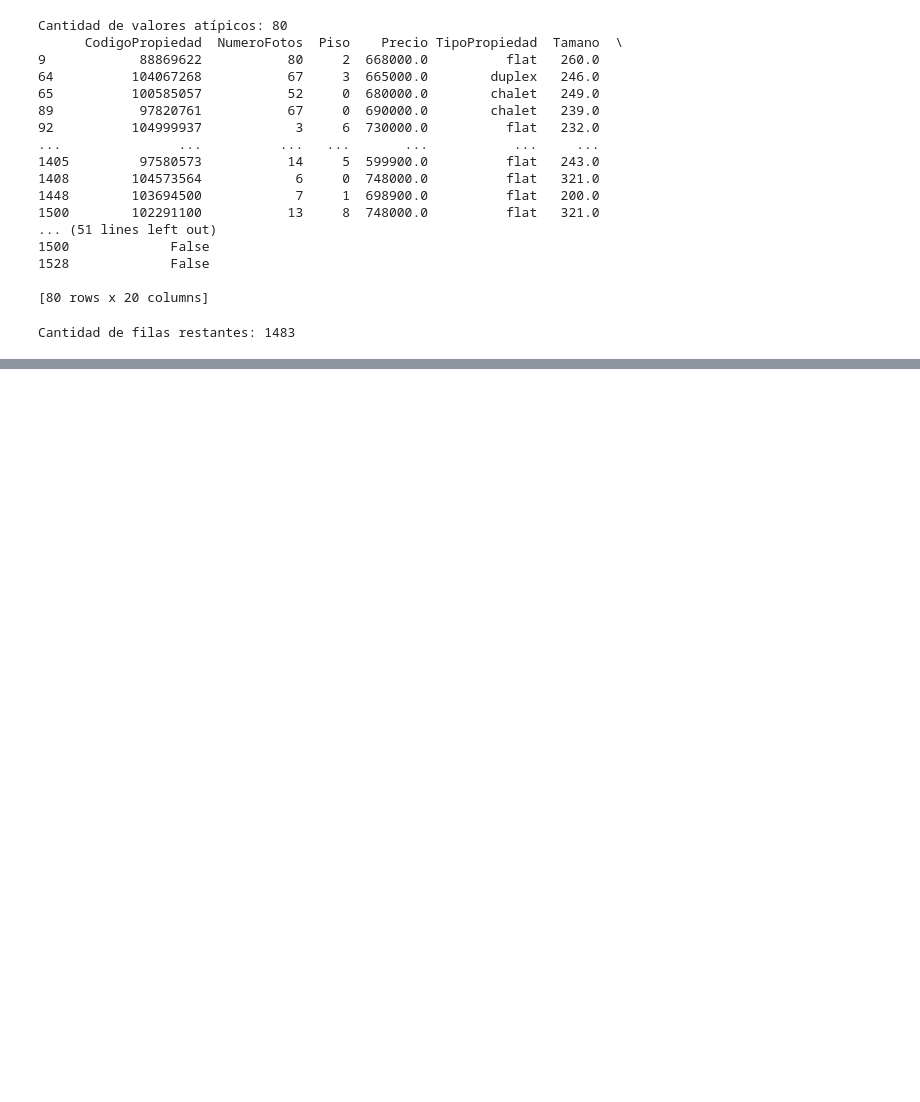
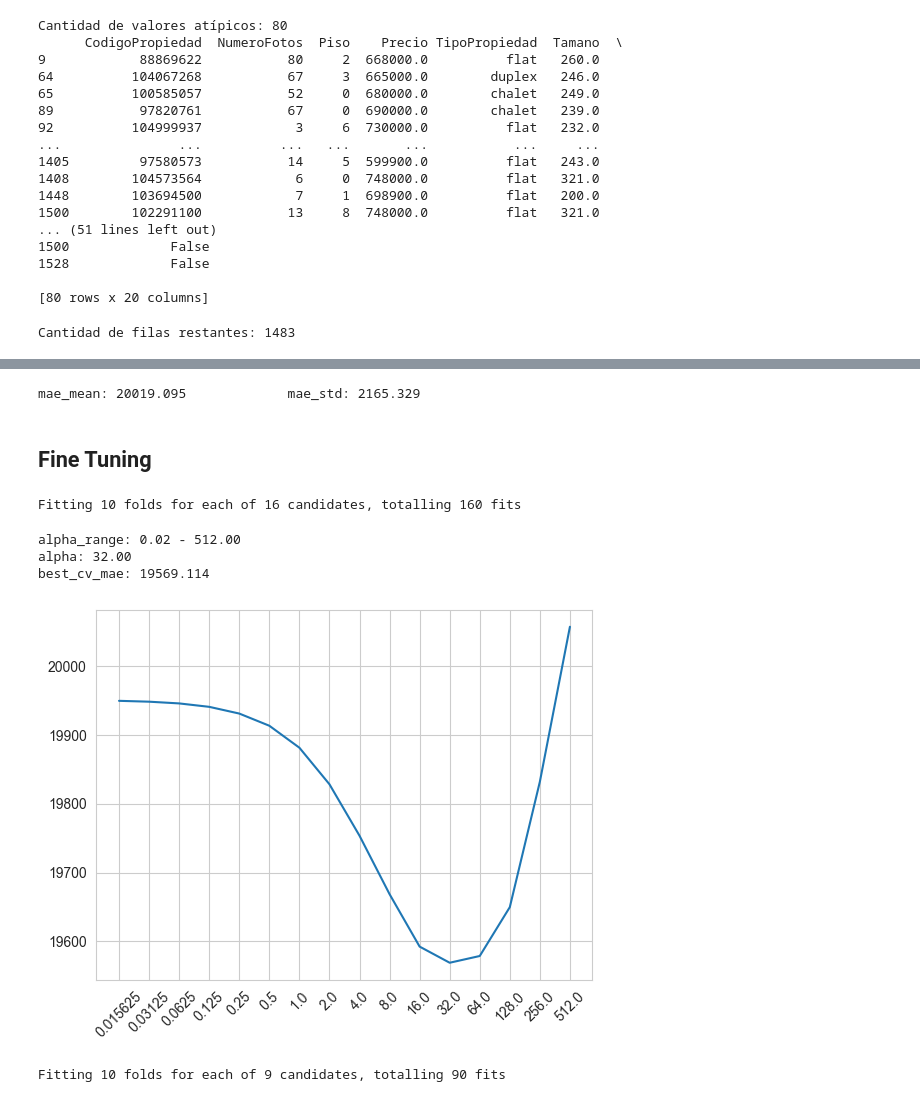
Before and after one commit to jkacosta91/Analisis-de-Alquileres, a Jupyter notebook: ml.ipynb, the cells around one changed output, grey strips where cells are left out. Drawn from its saved outputs; the diff is of its cells as text; code cells hidden in the pictures; blank space fills up the shorter version.

```diff
--- a/ml.ipynb
+++ b/ml.ipynb
@@ -295,0 +426,66 @@ print(df_transformed.head())
+# %%
+n_folds = 10
+kf = KFold(n_folds, shuffle=True)
+
+scores = cross_val_score(lr_m, x, y, scoring="neg_mean_absolute_error", cv=kf,n_jobs=-1)
+
+print("mae_mean: %.3f\t\tmae_std: %.3f" % (-scores.mean(), scores.std()))
+# %% [output]
+mae_mean: 20019.095             mae_std: 2165.329
+# %% [markdown]
+## Fine Tuning
+# %%
+# first iteration to find alpha
+
+# difine folds
+n_folds = 10
+kf = KFold(n_folds, shuffle=True)
+
+# define param_grid
+l_alpha = [2.**k for k in range(-6, 10)]
+param_grid = {'alpha': l_alpha}
+
+#define grid_search
+lr_m = Ridge()
+ridge_alpha_search = GridSearchCV(lr_m,
+                                param_grid=param_grid,
+                                cv=kf,
+                                scoring='neg_mean_absolute_error',
+                                n_jobs=-1,
+                                verbose=1)
+
+_ = ridge_alpha_search.fit(x,y)
+# %% [output]
+Fitting 10 folds for each of 16 candidates, totalling 160 fits
+# %%
+print("alpha_range: %.2f - %.2f" %(np.array(l_alpha).min(), np.array(l_alpha).max()))
+print("alpha: %.2f " %(ridge_alpha_search.best_params_['alpha']))
+print("best_cv_mae: %.3f" %(-ridge_alpha_search.best_score_))
+
+plt.xticks(range(len(l_alpha)), l_alpha, rotation=45)
+_ = plt.plot( -ridge_alpha_search.cv_results_['mean_test_score'])
+# %% [output]
+alpha_range: 0.02 - 512.00
+alpha: 32.00
+best_cv_mae: 19569.114
+[figure, added]
+# %%
+# segunda iteracion
+kf = KFold(n_folds, shuffle=True)
+
+# define param_grid
+l_alpha = [32. * 2.**(k/2) for k in range(-5, 4)]
+param_grid = {'alpha': l_alpha}
+
+#define grid_search
+lr_m = Ridge()
+ridge_alpha_search = GridSearchCV(lr_m,
+                                param_grid=param_grid,
+                                cv=kf,
+                                scoring='neg_mean_absolute_error',
+                                n_jobs=-1,
+                                verbose=1)
+
+_ = ridge_alpha_search.fit(x,y)
+# %% [output]
+Fitting 10 folds for each of 9 candidates, totalling 90 fits
```
Also changed, not shown: parts of 52 cells of this notebook.
